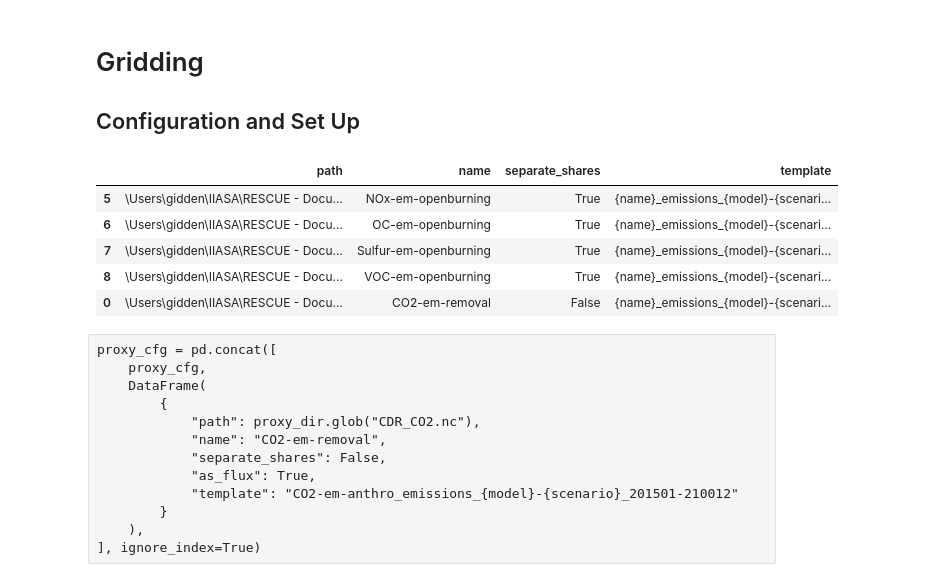
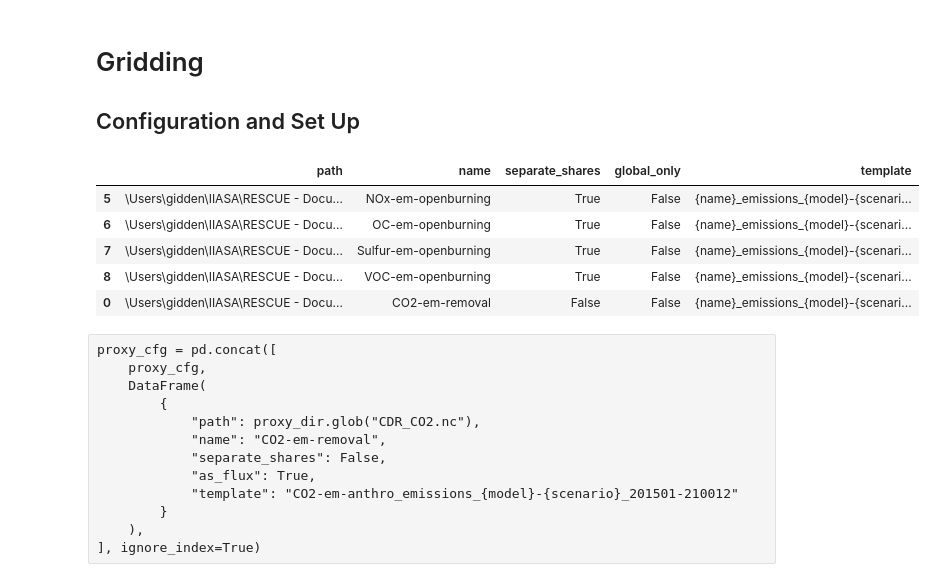
Before and after one commit to jkikstra/concordia, a Jupyter notebook: notebooks/workflow.ipynb, the cells around one changed output. Drawn from its saved outputs; the diff is of its cells as text; code cells hidden in the pictures.

```diff
--- a/notebooks/workflow.ipynb
+++ b/notebooks/workflow.ipynb
@@ -502,6 +502,7 @@ proxy_cfg = pd.concat(
                  "path": proxy_dir.glob("aircraft_*.nc"),
                  "name": "em-AIR-anthro",
                  "separate_shares": False,
+                 "global_only": True,
              }
         ),
         DataFrame(
@@ -509,43 +510,47 @@ proxy_cfg = pd.concat(
                 "path": proxy_dir.glob("shipping_*.nc"),
                  "name": "em-SHP-anthro",
                 "separate_shares": False,
+                 "global_only": True,
             }
         ),
         DataFrame(
             {
                 "path": proxy_dir.glob("anthro_*.nc"),
                 "name": "em-anthro",
                 "separate_shares": False,
+                "global_only": False,
             }
         ),
         DataFrame(
             {
                 "path": proxy_dir.glob("openburning_*.nc"),
                 "name": "em-openburning",
                 "separate_shares": True,
+                "global_only": False,
             }
         ),
         DataFrame(
             {
                 "path": proxy_dir.glob("CDR*.nc"),
                 "name": "em-removal",
                 "separate_shares": False,
+                "global_only": False,
             }
         ),
     ]
 ).assign(
     name=lambda df: df.path.map(lambda p: p.stem.split("_")[1]) + "-" + df.name,
     template="{name}_emissions_{model}-{scenario}_201501-210012",
 )
-
+_PROXY_CFG = proxy_cfg.copy() # for debugging help not to overwrite name
 proxy_cfg.tail()
 # %% [output]
-|  | path | name | separate_shares | template |
-| 5 | \Users\gidden\IIASA\RESCUE - Docu... | NOx-em-openburning | True | {name}_emissions_{model}-{scenari... |
-| 6 | \Users\gidden\IIASA\RESCUE - Docu... | OC-em-openburning | True | {name}_emissions_{model}-{scenari... |
-| 7 | \Users\gidden\IIASA\RESCUE - Docu... | Sulfur-em-openburning | True | {name}_emissions_{model}-{scenari... |
-| 8 | \Users\gidden\IIASA\RESCUE - Docu... | VOC-em-openburning | True | {name}_emissions_{model}-{scenari... |
-| 0 | \Users\gidden\IIASA\RESCUE - Docu... | CO2-em-removal | False | {name}_emissions_{model}-{scenari... |
+|  | path | name | separate_shares | global_only | template |
+| 5 | \Users\gidden\IIASA\RESCUE - Docu... | NOx-em-openburning | True | False | {name}_emissions_{model}-{scenari... |
+| 6 | \Users\gidden\IIASA\RESCUE - Docu... | OC-em-openburning | True | False | {name}_emissions_{model}-{scenari... |
+| 7 | \Users\gidden\IIASA\RESCUE - Docu... | Sulfur-em-openburning | True | False | {name}_emissions_{model}-{scenari... |
+| 8 | \Users\gidden\IIASA\RESCUE - Docu... | VOC-em-openburning | True | False | {name}_emissions_{model}-{scenari... |
+| 0 | \Users\gidden\IIASA\RESCUE - Docu... | CO2-em-removal | False | False | {name}_emissions_{model}-{scenari... |
 # %% [raw]
 proxy_cfg = pd.concat([
     proxy_cfg,
```
Also changed, not shown: parts of 17 cells of this notebook.
